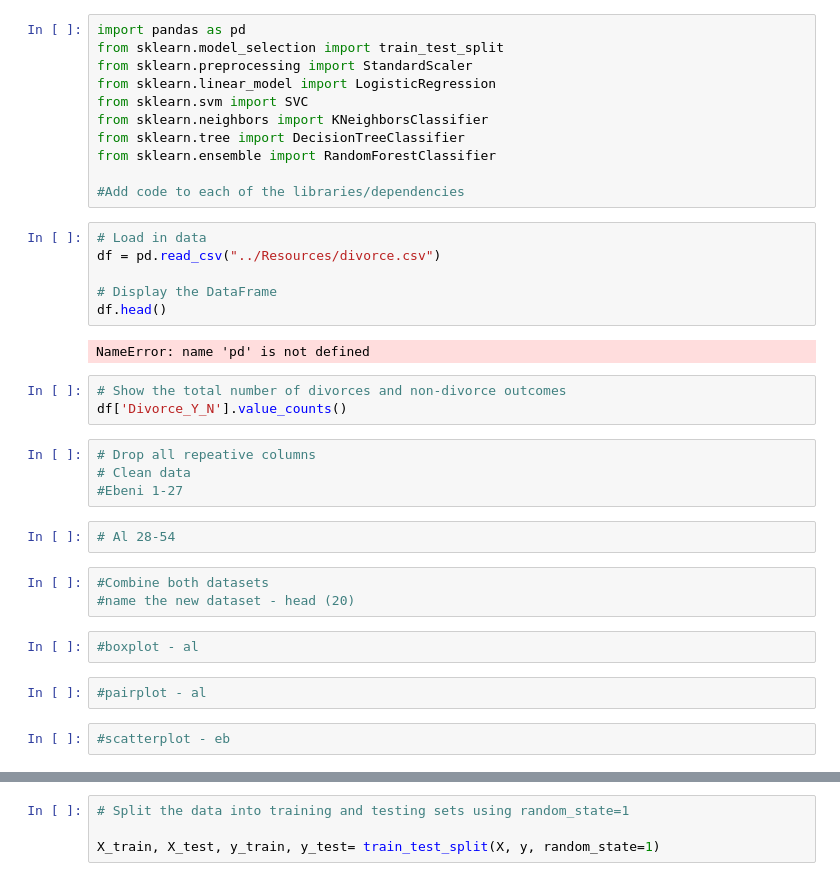
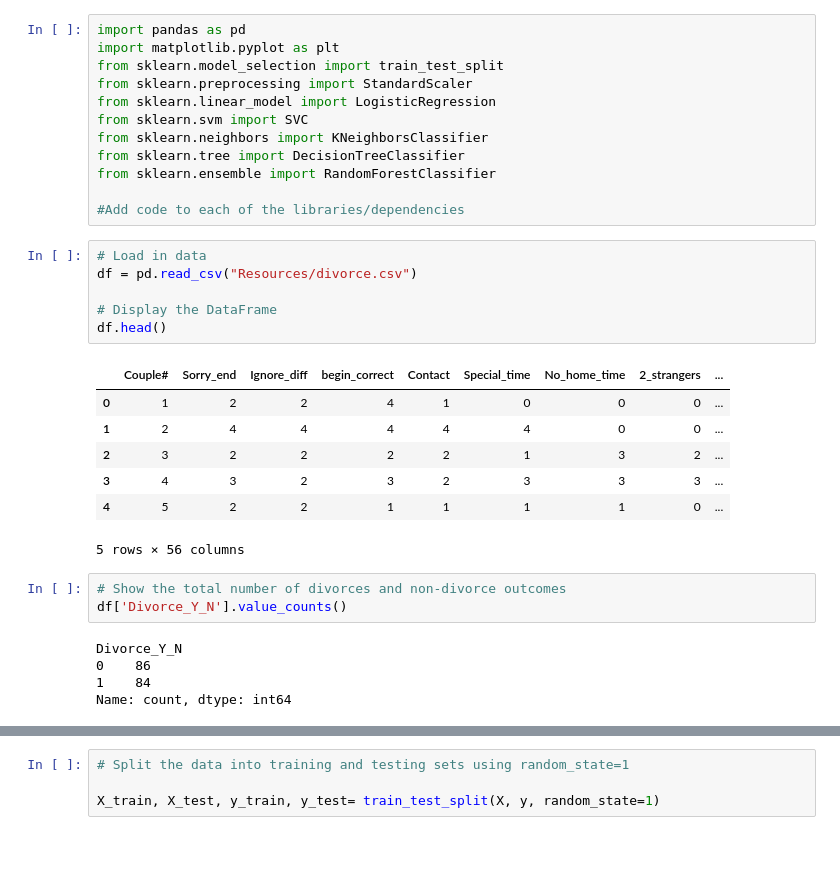
Before and after one commit to algjor/project2_creditcardfraud, a Jupyter notebook: proj_2_divorce.ipynb, the cells around one changed output, grey strips where cells are left out. Drawn from its saved outputs; the diff is of its cells as text; blank space fills up the shorter version.

```diff
--- a/proj_2_divorce.ipynb
+++ b/proj_2_divorce.ipynb
@@ -1,5 +1,6 @@
 # %%
 import pandas as pd
+import matplotlib.pyplot as plt
 from sklearn.model_selection import train_test_split
 from sklearn.preprocessing import StandardScaler
 from sklearn.linear_model import LogisticRegression
@@ -11,27 +12,23 @@ from sklearn.ensemble import RandomForestClassifier
 #Add code to each of the libraries/dependencies
 # %%
 # Load in data
-df = pd.read_csv("../Resources/divorce.csv")
+df = pd.read_csv("Resources/divorce.csv")
 
 # Display the DataFrame
 df.head()
 # %% [output]
+|  | Couple# | Sorry_end | Ignore_diff | begin_correct | Contact | Special_time | No_home_time | 2_strangers | ... |
+| 0 | 1 | 2 | 2 | 4 | 1 | 0 | 0 | 0 | ... |
+| 1 | 2 | 4 | 4 | 4 | 4 | 4 | 0 | 0 | ... |
+| 2 | 3 | 2 | 2 | 2 | 2 | 1 | 3 | 2 | ... |
+| 3 | 4 | 3 | 2 | 3 | 2 | 3 | 3 | 3 | ... |
+| 4 | 5 | 2 | 2 | 1 | 1 | 1 | 1 | 0 | ... |
-NameError: name 'pd' is not defined
+5 rows × 56 columns
 # %%
 # Show the total number of divorces and non-divorce outcomes
 df['Divorce_Y_N'].value_counts()
+# %% [output]
+Divorce_Y_N
+0    86
+1    84
+Name: count, dtype: int64
-# %%
-# Drop all repeative columns
-# Clean data
-#Ebeni 1-27
-# %%
-# Al 28-54
-# %%
-#Combine both datasets
-#name the new dataset - head (20)
-# %%
-#boxplot - al
-# %%
-#pairplot - al
-# %%
-#scatterplot - eb
```
Also changed, not shown: parts of 24 cells of this notebook, 1 other file.
